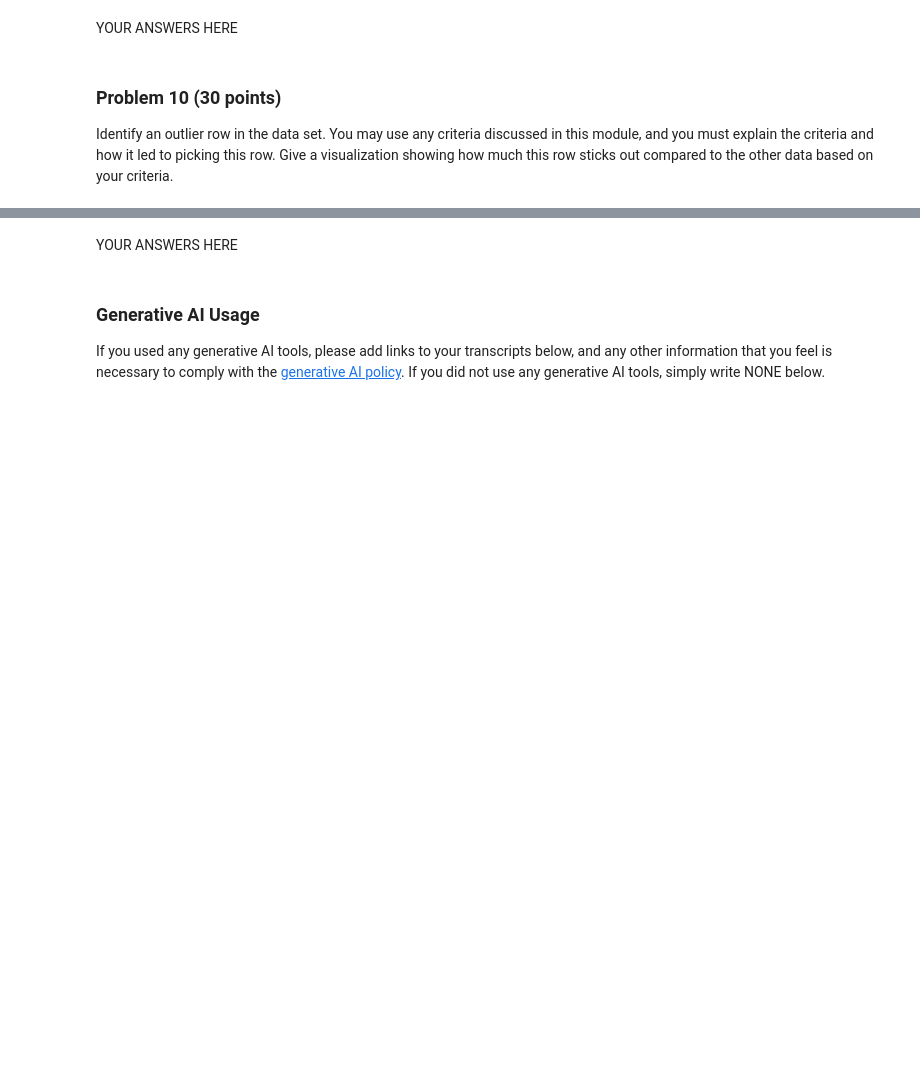
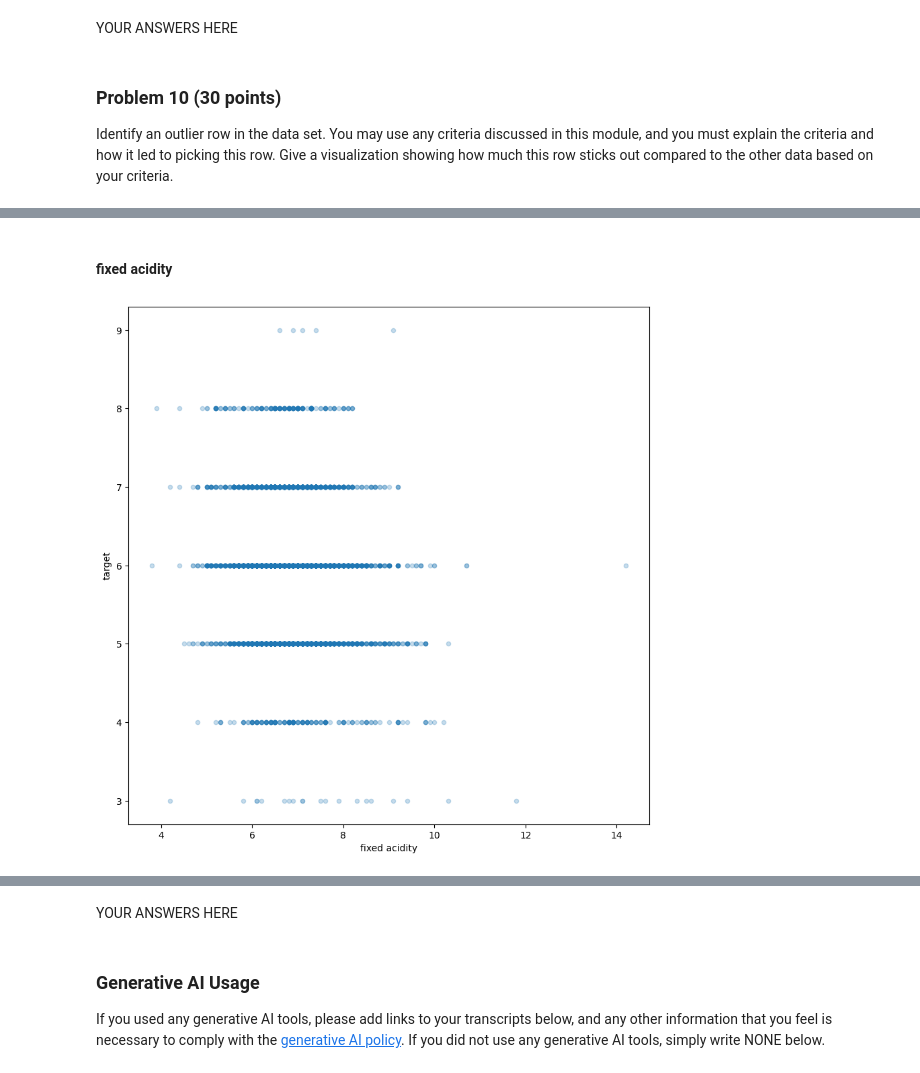
Before and after one commit to tzucker02/dx601-final-project, a Jupyter notebook: project.ipynb, the cells around one changed output, grey strips where cells are left out. Saved outputs shown, nothing was run; the diff lists cells and outputs as text; code cells hidden in the pictures; blank space fills up the shorter version.

```diff
--- a/project.ipynb
+++ b/project.ipynb
@@ -703,0 +731,6 @@ Give a visualization showing how much this row sticks out compared to the other
+# %% [markdown]
+#### fixed acidity
+# %%
+df.plot.scatter(x="fixed acidity", y="target", alpha=0.25, figsize = (10,10));
+# %% [output]
+[figure, added]
```
Also changed, not shown: parts of 27 cells of this notebook.
